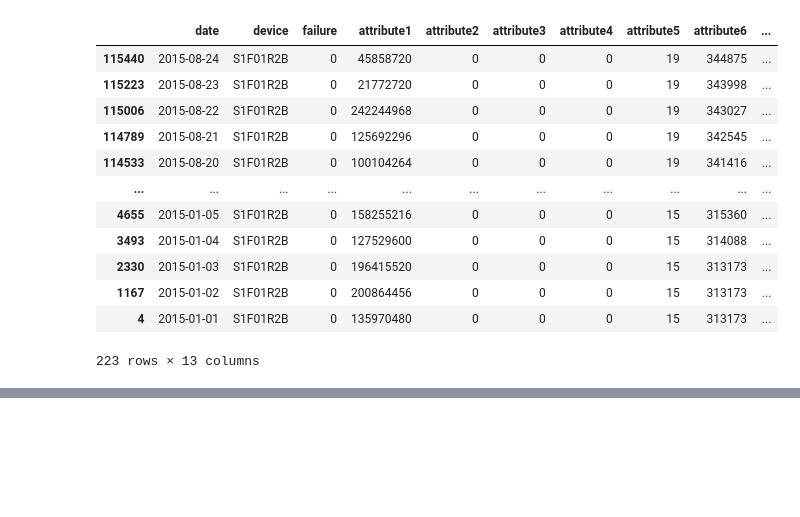
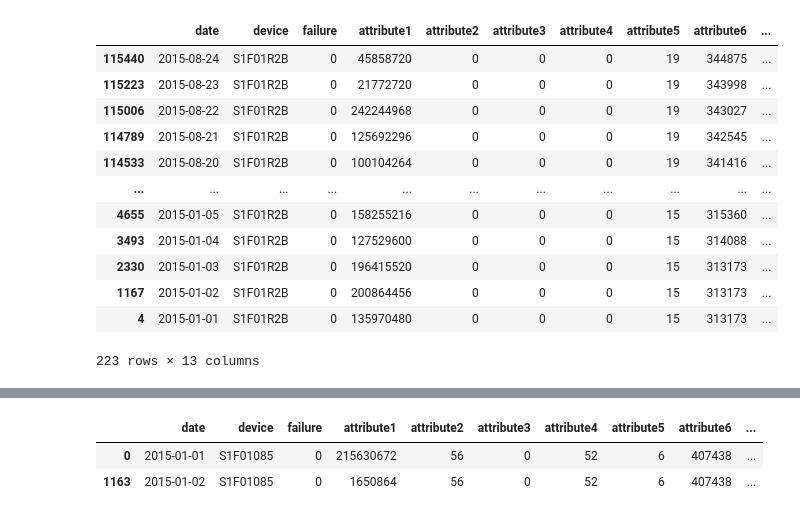
Before and after one commit to Carlos836/meli-ds, a Jupyter notebook: notebooks/ejercicio_3_fefs.ipynb, the cells around one changed output, grey strips where cells are left out. Cells and saved outputs as stored; diff of their text form; code cells hidden in the pictures; blank space fills up the shorter version.

```diff
--- a/notebooks/ejercicio_3_fefs.ipynb
+++ b/notebooks/ejercicio_3_fefs.ipynb
@@ -631,0 +594,18 @@ df = df.sort_values(['device', 'date'], ascending=[True, False])
+# %%
+
+
+# Probar ingeniería de variables con un solo dispositivo
+print("=== PRUEBA CON UN SOLO DISPOSITIVO ===")
+
+# Filtrar solo un dispositivo para probar
+test_device = 'S1F01R2B'
+df_test = df[df['device'] == test_device].copy()
+df_test = df_test.sort_values('date')
+
+print(f"Dispositivo de prueba: {test_device}")
+print(f"Registros del dispositivo: {len(df_test)}")
+print(f"Rango de fechas: {df_test['date'].min()} a {df_test['date'].max()}")
+
+# Mostrar datos originales
+print(f"\nDatos originales del dispositivo:")
+print(df_test[['device', 'date', 'attribute1', 'attribute5', 'attribute6']].head(10))
@@ -631,0 +738,3 @@ df = df.sort_values(['device', 'date'], ascending=[True, False])
+# %%
+pd.set_option('display.max_columns', None)
+df_test_with_lags.sort_values(by='date', ascending=False)
@@ -631,0 +755,18 @@ df = df.sort_values(['device', 'date'], ascending=[True, False])
+# %%
+
+# Aplicar ingeniería de variables a todo el dataset
+print("=== APLICANDO INGENIERÍA A TODO EL DATASET ===")
+
+# Crear copia del dataset ordenado
+df_final = df.copy()
+df_final = df_final.sort_values(['device', 'date'])
+
+print(f"Dataset original: {df_final.shape}")
+print(f"Dispositivos únicos: {df_final['device'].nunique()}")
+
+# Definir atributos
+high_variability_attrs = ['attribute1', 'attribute5', 'attribute6']  # Variables
+low_variability_attrs = ['attribute2', 'attribute3', 'attribute4', 'attribute7', 'attribute8', 'attribute9']  # Invariables
+
+print(f"Atributos de alta variabilidad: {high_variability_attrs}")
+print(f"Atributos de baja variabilidad: {low_variability_attrs}")
@@ -631,0 +989,6 @@ df = df.sort_values(['device', 'date'], ascending=[True, False])
+# %%
+df_final.head(2)
+# %% [output]
+|  | date | device | failure | attribute1 | attribute2 | attribute3 | attribute4 | attribute5 | attribute6 | ... |
+| 0 | 2015-01-01 | S1F01085 | 0 | 215630672 | 56 | 0 | 52 | 6 | 407438 | ... |
+| 1163 | 2015-01-02 | S1F01085 | 0 | 1650864 | 56 | 0 | 52 | 6 | 407438 | ... |
```
Also changed, not shown: parts of 15 cells of this notebook.
